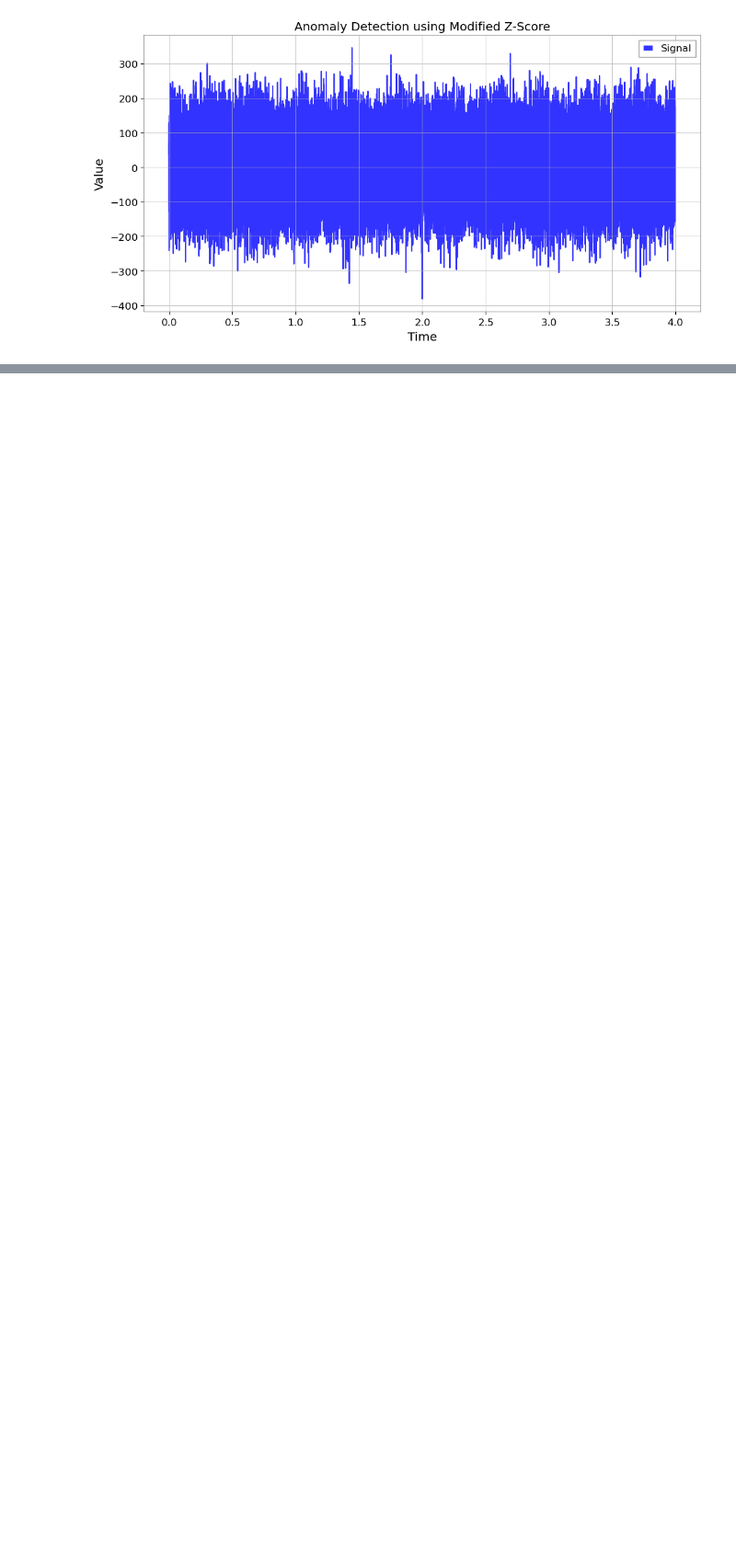
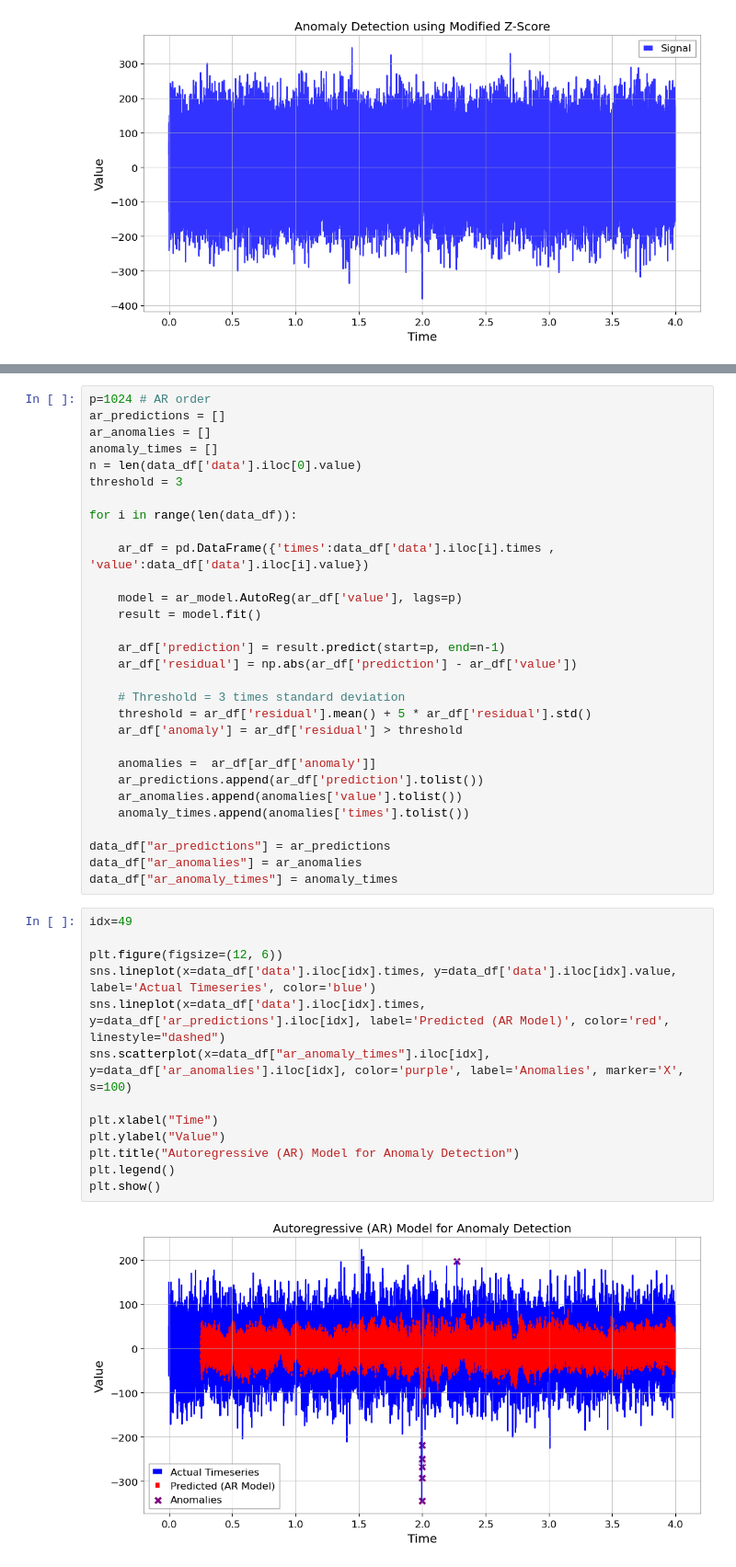
Before and after one commit to ashishmathew0297/gwpy-experiments, a Jupyter notebook: code/normality_test_experimentation.ipynb, the cells around one changed output, grey strips where cells are left out. Shown at 92% size. Cells and saved outputs as stored; diff of their text form; blank space fills up the shorter version.

Commit message:
Autoregressive model mostly completed (ARIMA later)

```diff
--- a/code/normality_test_experimentation.ipynb
+++ b/code/normality_test_experimentation.ipynb
@@ -529,0 +546,45 @@ Let's code this up.
+# %%
+p=1024 # AR order
+ar_predictions = []
+ar_anomalies = []
+anomaly_times = []
+n = len(data_df['data'].iloc[0].value)
+threshold = 3
+
+for i in range(len(data_df)):
+
+    ar_df = pd.DataFrame({'times':data_df['data'].iloc[i].times , 'value':data_df['data'].iloc[i].value})
+
+    model = ar_model.AutoReg(ar_df['value'], lags=p)
+    result = model.fit()
+
+    ar_df['prediction'] = result.predict(start=p, end=n-1)
+    ar_df['residual'] = np.abs(ar_df['prediction'] - ar_df['value'])
+
+    # Threshold = 3 times standard deviation
+    threshold = ar_df['residual'].mean() + 5 * ar_df['residual'].std()
+    ar_df['anomaly'] = ar_df['residual'] > threshold
+
+    anomalies =  ar_df[ar_df['anomaly']]
+    ar_predictions.append(ar_df['prediction'].tolist())
+    ar_anomalies.append(anomalies['value'].tolist())
+    anomaly_times.append(anomalies['times'].tolist())
+
+data_df["ar_predictions"] = ar_predictions
+data_df["ar_anomalies"] = ar_anomalies
+data_df["ar_anomaly_times"] = anomaly_times
+# %%
+idx=49
+
+plt.figure(figsize=(12, 6))
+sns.lineplot(x=data_df['data'].iloc[idx].times, y=data_df['data'].iloc[idx].value, label='Actual Timeseries', color='blue')
+sns.lineplot(x=data_df['data'].iloc[idx].times, y=data_df['ar_predictions'].iloc[idx], label='Predicted (AR Model)', color='red', linestyle="dashed")
+sns.scatterplot(x=data_df["ar_anomaly_times"].iloc[idx], y=data_df['ar_anomalies'].iloc[idx], color='purple', label='Anomalies', marker='X', s=100)
+
+plt.xlabel("Time")
+plt.ylabel("Value")
+plt.title("Autoregressive (AR) Model for Anomaly Detection")
+plt.legend()
+plt.show()
+# %% [output]
+[figure, added]
```
Also changed, not shown: parts of 7 cells of this notebook.
